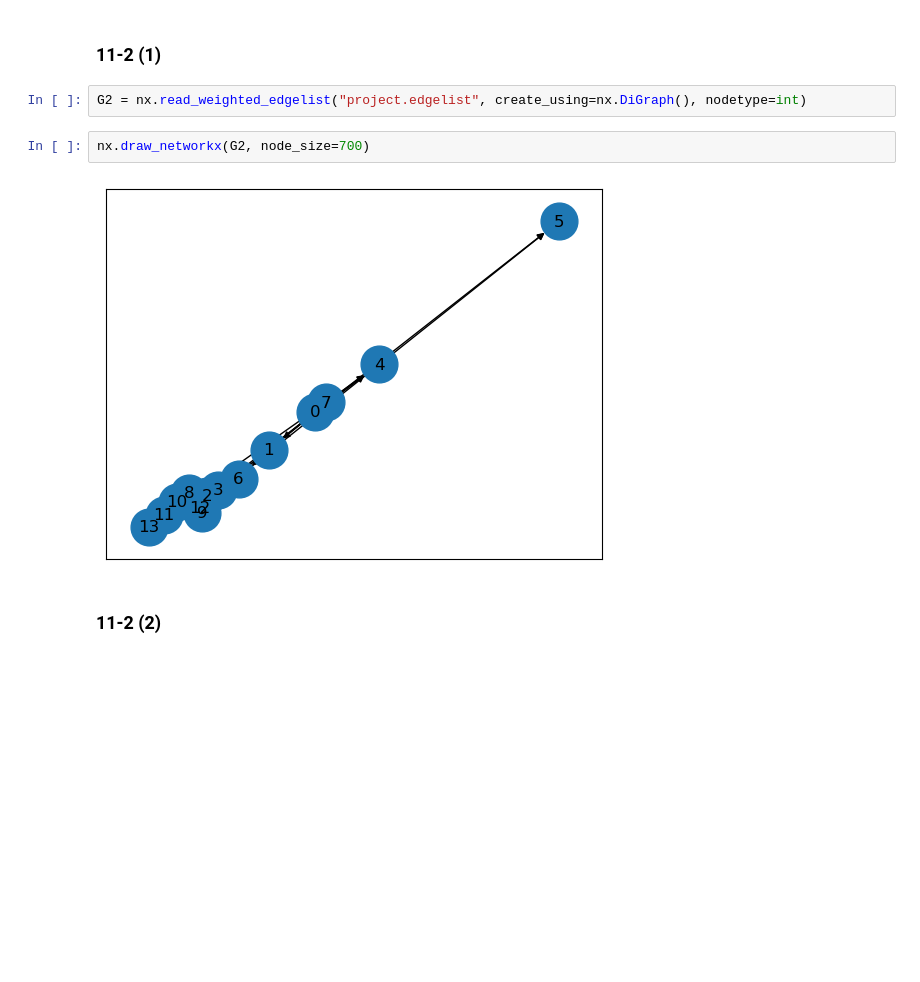
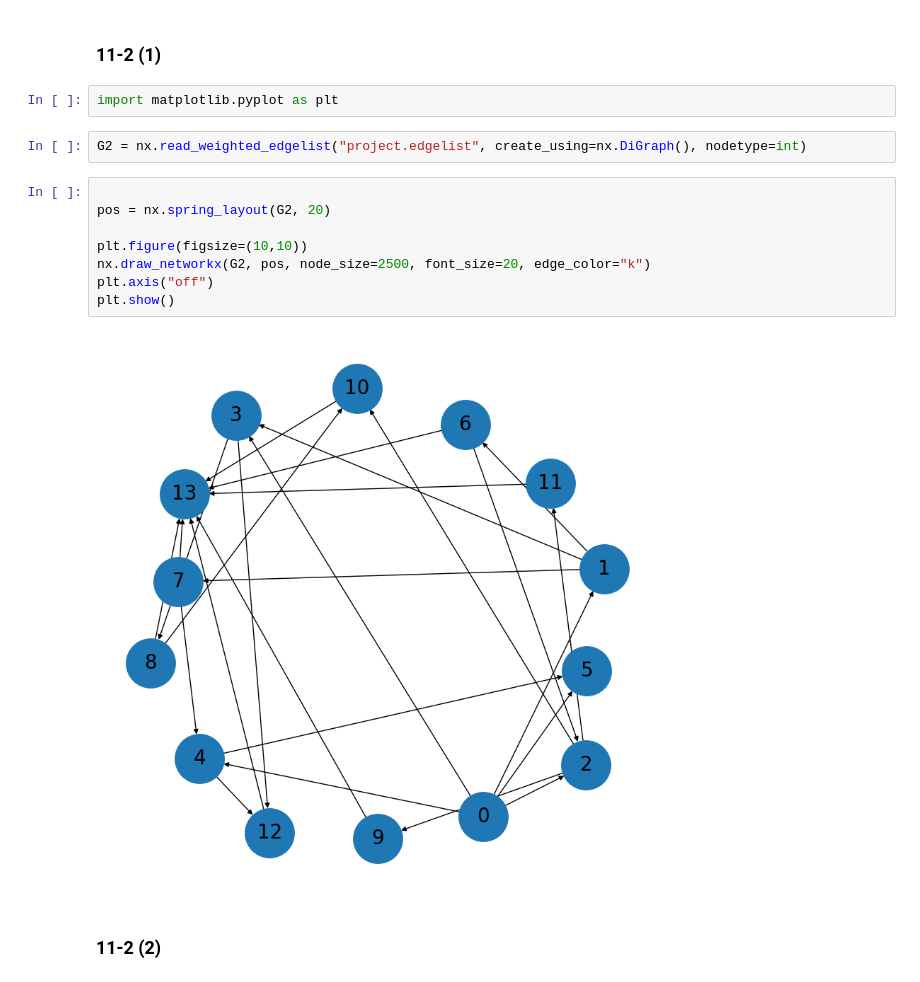
Before and after one commit to enbipaipu/algo-data, a Jupyter notebook: 11/assign1.ipynb, the cells around one changed output. Saved outputs shown, nothing was run; the diff lists cells and outputs as text; blank space fills up the shorter version.

```diff
--- a/11/assign1.ipynb
+++ b/11/assign1.ipynb
@@ -122,12 +122,20 @@ print(len(f))
 10
 # %% [markdown]
 ### 11-2 (1)
+# %%
+import matplotlib.pyplot as plt
 # %%
 G2 = nx.read_weighted_edgelist("project.edgelist", create_using=nx.DiGraph(), nodetype=int)
-# %%
-nx.draw_networkx(G2, node_size=700)
-# %% [output]
-[figure, removed]
+# %%
+
+pos = nx.spring_layout(G2, 20)
+
+plt.figure(figsize=(10,10))
+nx.draw_networkx(G2, pos, node_size=2500, font_size=20, edge_color="k")
+plt.axis("off")
+plt.show()
+# %% [output]
+[figure, added]
 # %% [markdown]
 ### 11-2 (2)
 # %%
```
Also changed, not shown: parts of 1 cell of this notebook, 1 other file.
